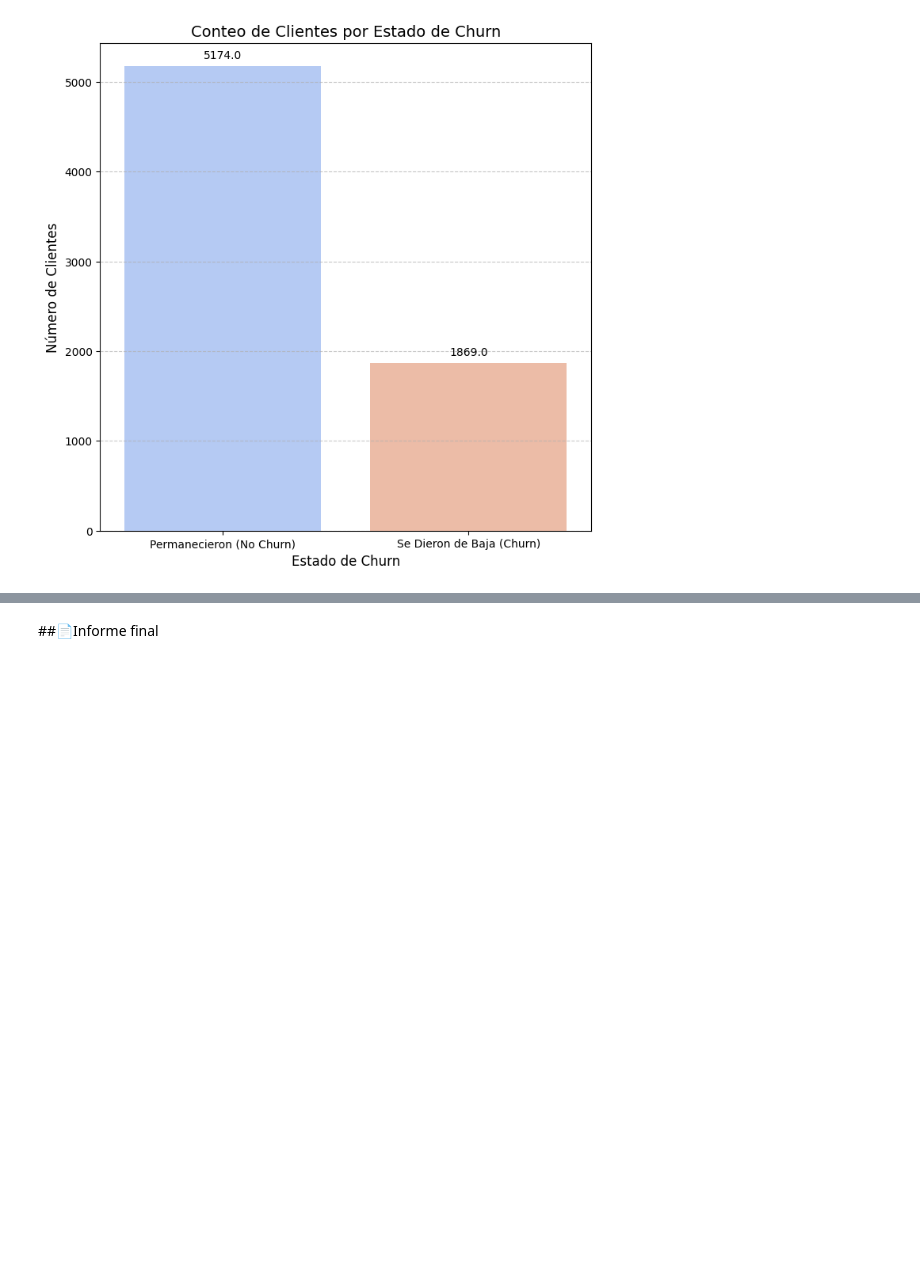
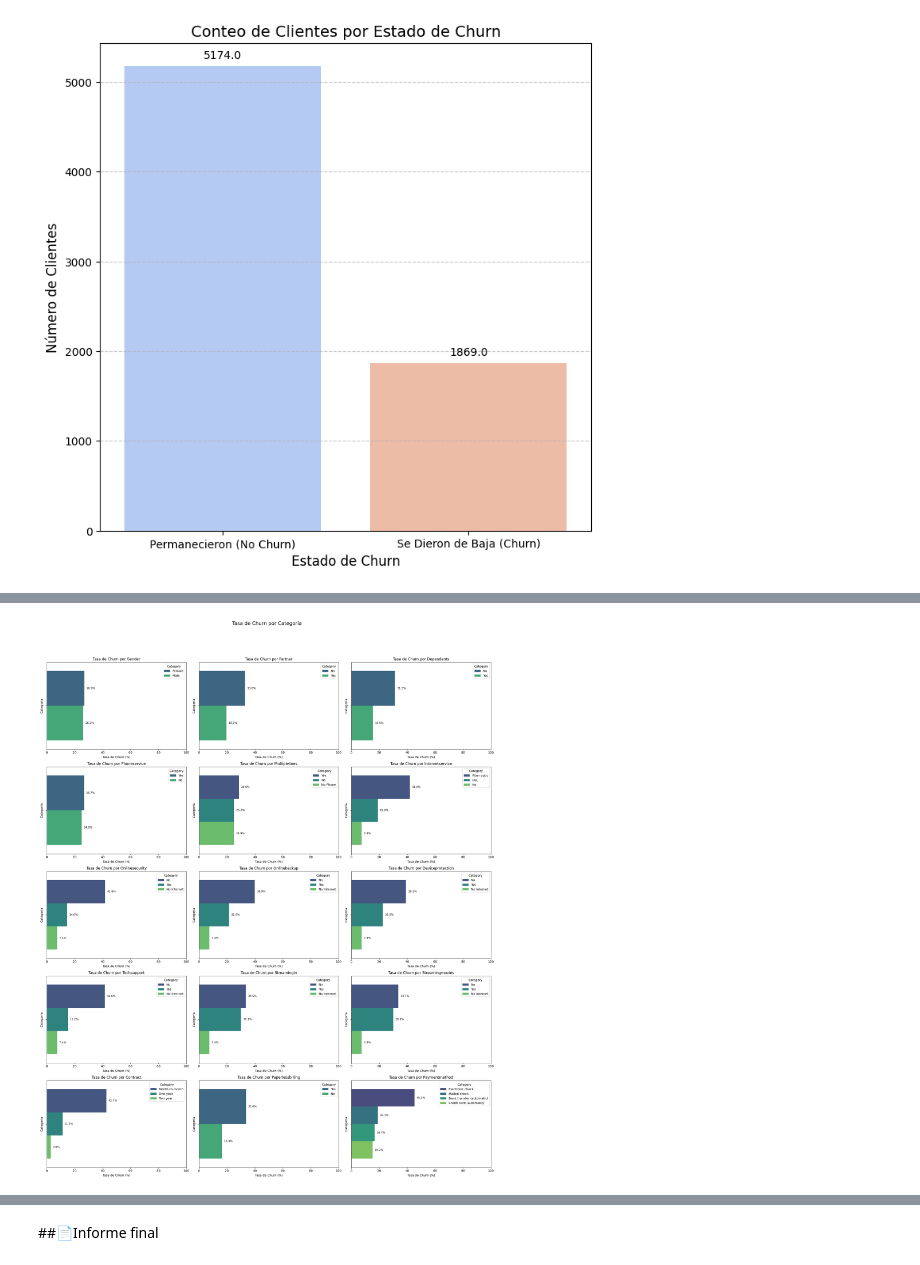
Before and after one commit to ggsgranados/TelecomX-LATAM, a Jupyter notebook: TelecomX_LATAM.ipynb, the cells around one changed output, grey strips where cells are left out. Cells and saved outputs as stored; diff of their text form; code cells hidden in the pictures; blank space fills up the shorter version.

```diff
--- a/TelecomX_LATAM.ipynb
+++ b/TelecomX_LATAM.ipynb
@@ -457,0 +548,80 @@ Passing `palette` without assigning `hue` is deprecated and will be removed in v
+# %%
+original_categorical_column_prefixes = [
+    'gender', 'Partner', 'Dependents', 'PhoneService', 'MultipleLines',
+    'InternetService', 'OnlineSecurity', 'OnlineBackup', 'DeviceProtection',
+    'TechSupport', 'StreamingTV', 'StreamingMovies', 'Contract',
+    'PaperlessBilling', 'PaymentMethod'
+]
+
+# Preparar los datos para los gráficos:
+plot_data = []
+
+for prefix in original_categorical_column_prefixes:
+    relevant_ohe_cols = [col for col in df_normalizado.columns if col.startswith(f'{prefix}_')]
+
+    for ohe_col in relevant_ohe_cols:
+
+        if ohe_col in df_normalizado.columns:
+            # Calcular la tasa de churn cuando esta categoría específica está presente (dummy = 1)
+            # Solo consideramos las filas donde la dummy es 1
+            # Manejar el caso donde no hay clientes con esa dummy=1 para evitar NaN
+            if 1 in df_normalizado[ohe_col].unique():
+                churn_rate_when_present = df_normalizado[df_normalizado[ohe_col] == 1]['Churn'].mean() * 100
+            else:
+                churn_rate_when_present = 0 # O np.nan, dependiendo de cómo manejar categorías vacías
+
+            # Extraer el nombre de la categoría (ej. 'Male', 'Fiber optic')
+            category_name = ohe_col.replace(f'{prefix}_', '').replace('No internet service', 'No Internet').replace('No phone service', 'No Phone') # Nombres más cortos para el gráfico
+
+            plot_data.append({
+                'Feature': prefix,
+                'Category': category_name,
+                'Churn_Rate': churn_rate_when_present
+            })
+
+# Convertir la lista de diccionarios a un DataFrame de Pandas para graficar
+df_plot = pd.DataFrame(plot_data)
+
+# Crear los gráficos:
+n_cols = 3
+n_rows = (len(original_categorical_column_prefixes) + n_cols - 1) // n_cols
+
+# Aumentar el tamaño general de la figura para dar más espacio
+plt.figure(figsize=(n_cols * 7, n_rows * 5)) # Aumentar el ancho y alto por gráfico
+
+# Ajustar el espacio entre los subplots
+plt.subplots_adjust(wspace=0.4, hspace=0.6) # Aumentar el espacio horizontal y vertical
+
+for i, feature in enumerate(original_categorical_column_prefixes):
+    ax = plt.subplot(n_rows, n_cols, i + 1) # Asignar el subplot a 'ax' para poder añadir etiquetas
+
+    data_for_plot = df_plot[df_plot['Feature'] == feature].sort_values(by='Churn_Rate', ascending=False)
+
+    # Gráfico de barras horizontales con paleta de colores directa en 'x' y 'y'
+    sns.barplot(
+        x='Churn_Rate',
+        hue='Category',
+        data=data_for_plot,
+        palette='viridis', # O puedes especificar una lista de colores personalizada aquí
+        ax=ax # Pasamos el eje al seaborn para que lo dibuje en el subplot correcto
+    )
+
+    plt.title(f'Tasa de Churn por {feature.replace("_", " ").title()}', fontsize=12)
+    plt.xlabel('Tasa de Churn (%)', fontsize=10)
+    plt.ylabel('Categoría', fontsize=10)
+    plt.xlim(0, 100) # Asegurar que el eje X va de 0 a 100 para porcentajes
+
+    # Añadir etiquetas de valor a las barras, solo si el valor es mayor a 0
+    for p in ax.patches:
+        width = p.get_width()
+        if width > 0:  # Evitar etiquetas de 0.0%
+            plt.text(width + 1.5, # Un poco más allá del final de la barra
+                    p.get_y() + p.get_height() / 2, # En el centro vertical de la barra
+                    f'{width:.1f}%',
+                    ha='left', va='center', fontsize=9, color='black')
+
+plt.tight_layout(rect=[0, 0, 1, 0.96]) # Ajustar diseño, dejando espacio para un título superior si es necesario
+plt.suptitle('Tasa de Churn por Categoría', fontsize=16, y=1.02) # Título general
+plt.show()
+# %% [output]
+[figure, added]
```
Also changed, not shown: parts of 4 cells of this notebook.
